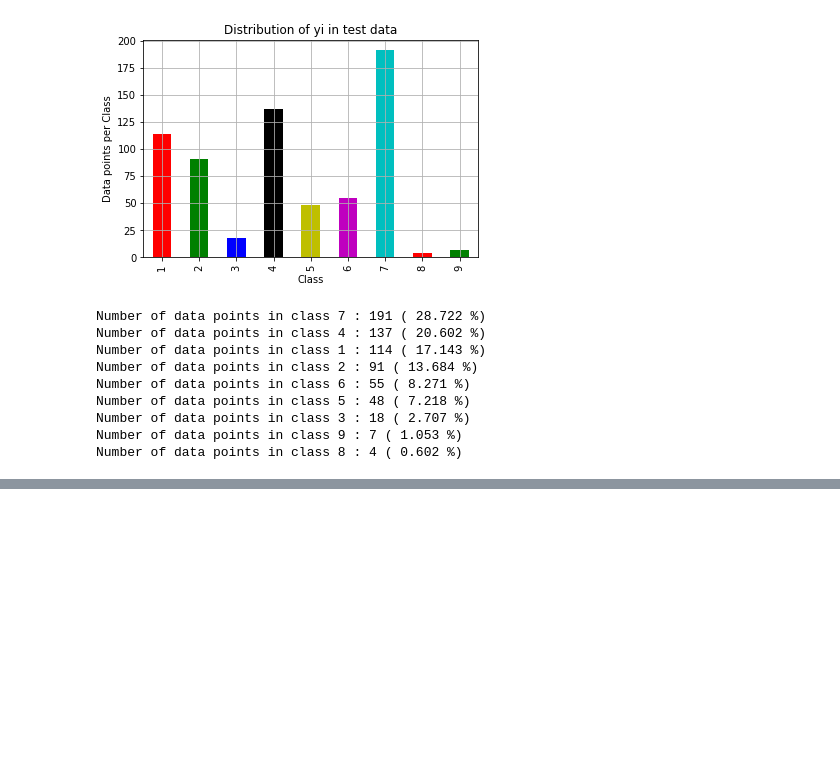
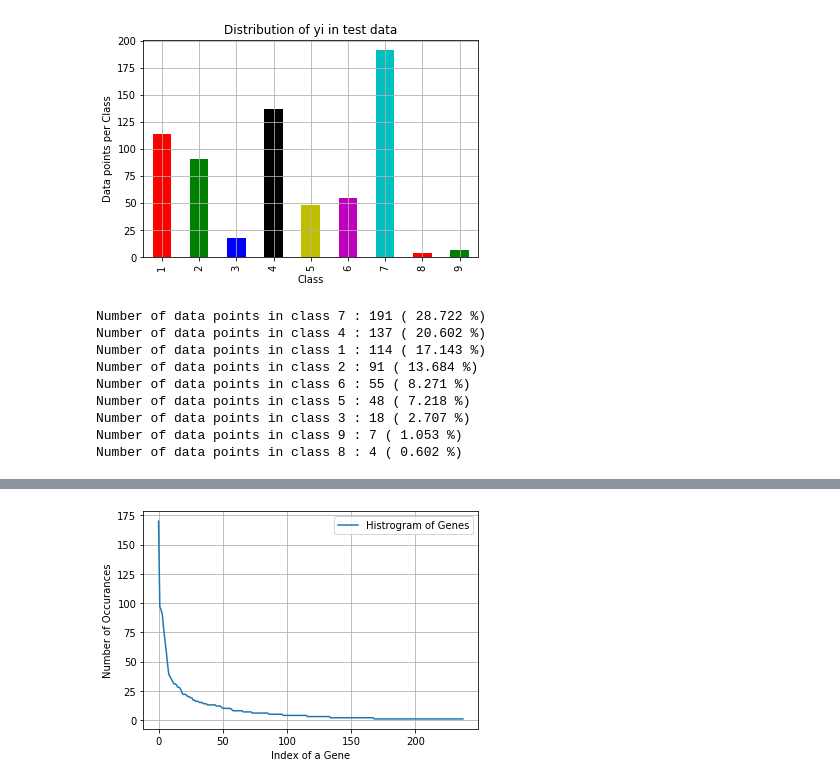
Before and after one commit to elNiNo009/Cancer_diagnosis, a Jupyter notebook: cancer_diag.ipynb, the cells around one changed output, grey strips where cells are left out. Drawn from its saved outputs; the diff is of its cells as text; code cells hidden in the pictures; blank space fills up the shorter version.

```diff
--- a/cancer_diag.ipynb
+++ b/cancer_diag.ipynb
@@ -273,0 +343,2 @@ Number of data points in class 8 : 4 ( 0.602 %)
+# %%
+unique_genes = train_df['Gene'].value_counts()
@@ -273,0 +363,11 @@ Number of data points in class 8 : 4 ( 0.602 %)
+# %%
+s = sum(unique_genes.values);
+h = unique_genes.values;
+plt.plot(h, label="Histrogram of Genes")
+plt.xlabel('Index of a Gene')
+plt.ylabel('Number of Occurances')
+plt.legend()
+plt.grid()
+plt.show()
+# %% [output]
+[figure, added]
```
Also changed, not shown: parts of 19 cells of this notebook.
